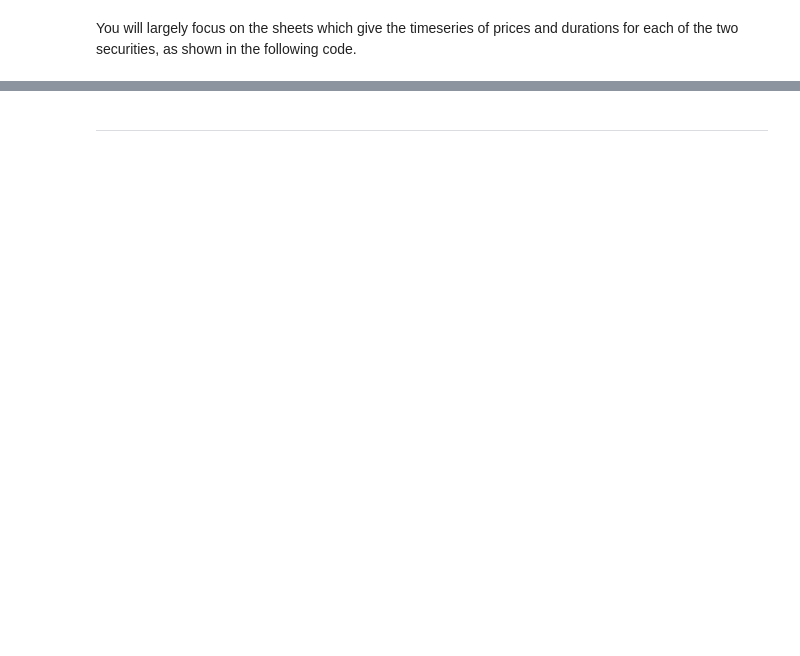
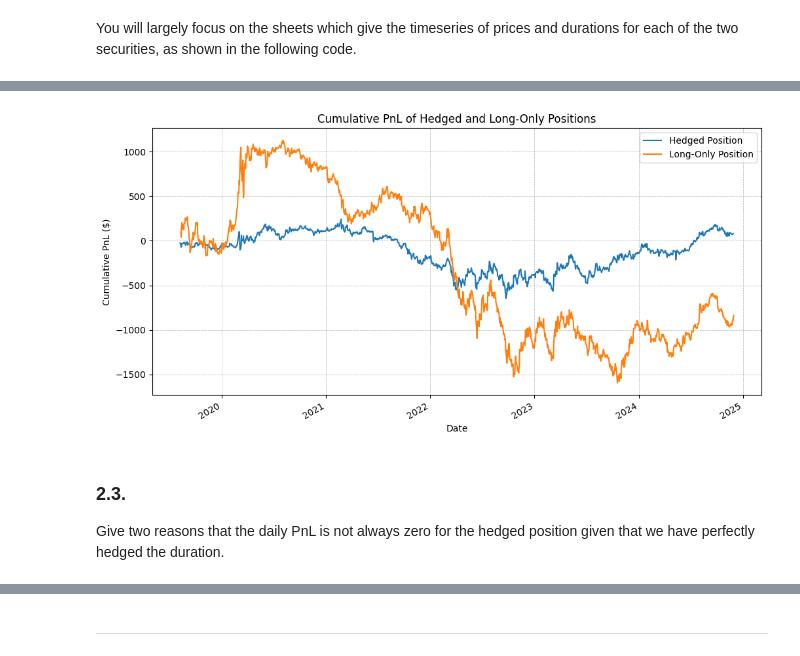
Before and after one commit to ArturoCharleston/finm-fixedincome-2025, a Jupyter notebook: homework/Homework 2_Arturo.ipynb, the cells around one changed output, grey strips where cells are left out. Cells and saved outputs as stored; diff of their text form; code cells hidden in the pictures; blank space fills up the shorter version.

```diff
--- a/homework/Homework 2_Arturo.ipynb
+++ b/homework/Homework 2_Arturo.ipynb
@@ -323,0 +361,15 @@ Account for the coupons in the PnL calculations of `2.2`. Report the updated PnL
+# %%
+# PARAMETERS
+size = 10_000
+id_long = 207391
+id_short = 207392
+
+hedged_position = pd.DataFrame(index=price.index, columns=['Long', 'Short', 'Hedge Ratio'])
+hedged_position['Long'] = size/price[id_long]
+hedged_position['Short'] = - hedged_position['Long'] * (duration[id_long]*price[id_long]) / (duration[id_short]*price[id_short])
+hedged_position['Hedge Ratio'] = (duration[id_long]/duration[id_short]) * price[id_long] / price[id_short]
+hedged_position['Long ($)'] = hedged_position['Long'] * price[id_long]
+hedged_position['Short ($)'] = hedged_position['Short'] * price[id_short]
+hedged_position['Net ($)'] = hedged_position[['Long ($)','Short ($)']].sum(axis=1)
+
+hedged_position[:1]
@@ -323,0 +380,5 @@ Account for the coupons in the PnL calculations of `2.2`. Report the updated PnL
+# %%
+# Check if the position is hedged
+wts = hedged_position[['Long ($)','Short ($)']].div(hedged_position[['Long ($)','Short ($)']].sum(axis=1),axis=0) # weights. Position by long/short divided between the sum of both positions
+hedged_position['duration'] = (wts * duration[[id_long,id_short]].values).sum(axis=1)
+hedged_position['duration'].describe().to_frame().T.style.format('{:.1%}')
@@ -323,0 +407,6 @@ Account for the coupons in the PnL calculations of `2.2`. Report the updated PnL
+# %%
+hedged_position[['Long ($) realized', 'Short ($) realized']] = hedged_position[['Long', 'Short']]*price.shift(-1).values
+hedged_position[['Long pnl', 'Short pnl']] = hedged_position[['Long ($) realized', 'Short ($) realized']] - hedged_position[['Long ($)', 'Short ($)']].values
+hedged_position['Net pnl'] = hedged_position['Long pnl'] + hedged_position['Short pnl']
+hedged_position['Net pnl long'] = price[id_long].diff()*hedged_position['Long'].shift()
+hedged_position[['Net pnl','Net pnl long']].describe().drop(index=['count']).style.format('${:,.2f}')
@@ -323,0 +422,25 @@ Account for the coupons in the PnL calculations of `2.2`. Report the updated PnL
+# %%
+# Plot the cumulative PnL for both strategies
+fig, ax = plt.subplots(figsize=(12, 6))
+
+hedged_position[['Net pnl', 'Net pnl long']].cumsum().plot(ax=ax)
+
+# Set titles and labels
+ax.set_title('Cumulative PnL of Hedged and Long-Only Positions')
+ax.set_xlabel('Date')
+ax.set_ylabel('Cumulative PnL ($)')
+
+# Add gridlines
+ax.grid(True, which='both', linestyle='--', linewidth=0.5)
+
+# Add a legend
+ax.legend(['Hedged Position', 'Long-Only Position'])
+
+# Show the plot
+plt.show()
+# %% [output]
+[figure, added]
+# %% [markdown]
+### 2.3.
+
+Give two reasons that the daily PnL is not always zero for the hedged position given that we have perfectly hedged the duration.
```
Also changed, not shown: parts of 19 cells of this notebook, 1 other file.
